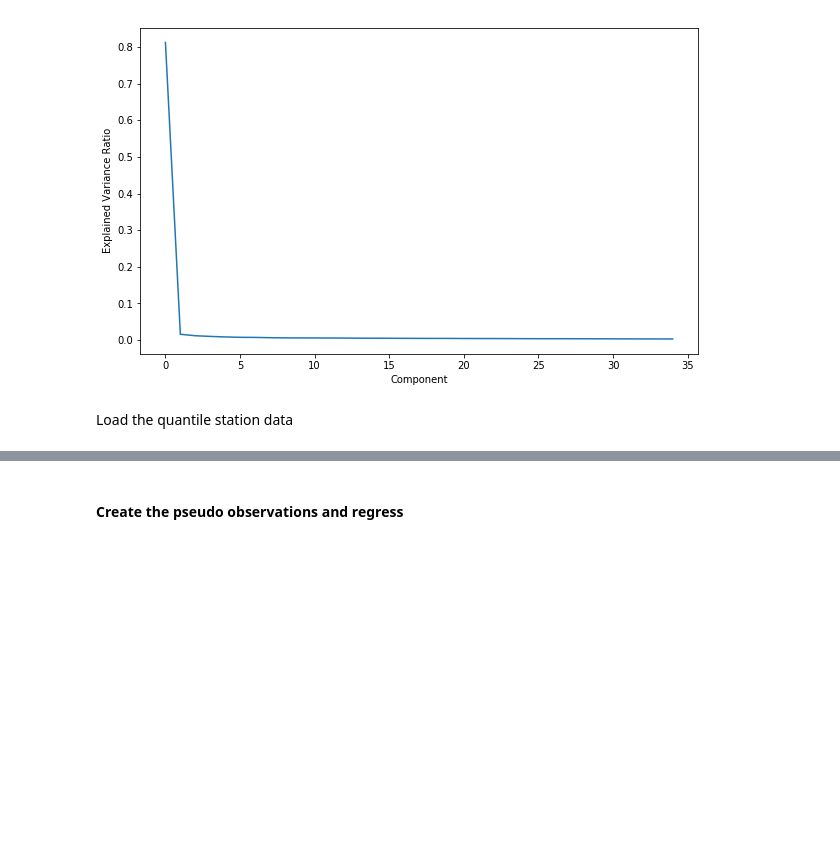
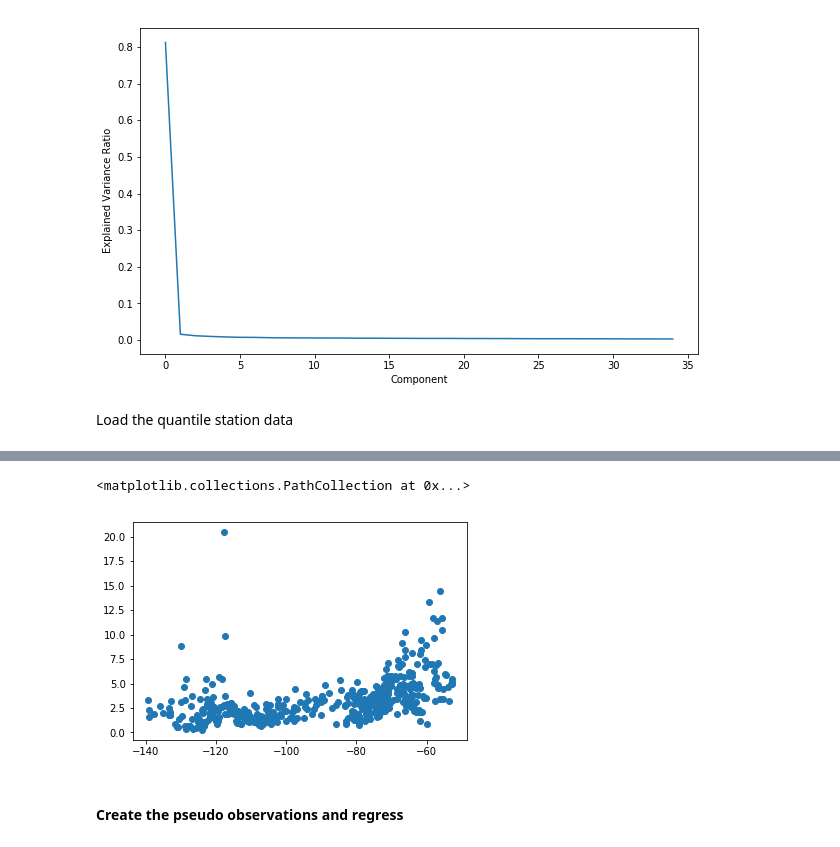
Before and after one commit to pacificclimate/climpyrical, a Jupyter notebook: notebooks/test_dv_reconstruction.ipynb, the cells around one changed output, grey strips where cells are left out. Saved outputs shown, nothing was run; the diff lists cells and outputs as text; code cells hidden in the pictures; blank space fills up the shorter version.

```diff
--- a/notebooks/test_dv_reconstruction.ipynb
+++ b/notebooks/test_dv_reconstruction.ipynb
@@ -79,3 +99,8 @@ There are  (477, 5) real station observations to fit.
+# %%
+plt.scatter(df['lon'], df['SL50 (kPa)'])
+# %% [output]
+<matplotlib.collections.PathCollection at 0x...>
+[figure, added]
 # %% [markdown]
 #### Create the pseudo observations and regress
 # %%
```
Also changed, not shown: parts of 13 cells of this notebook, 6 other files.
